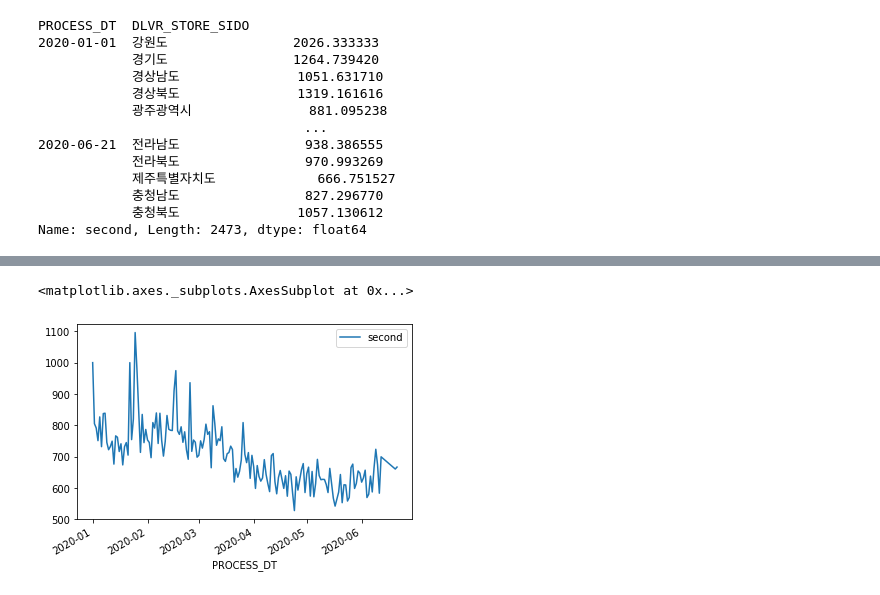
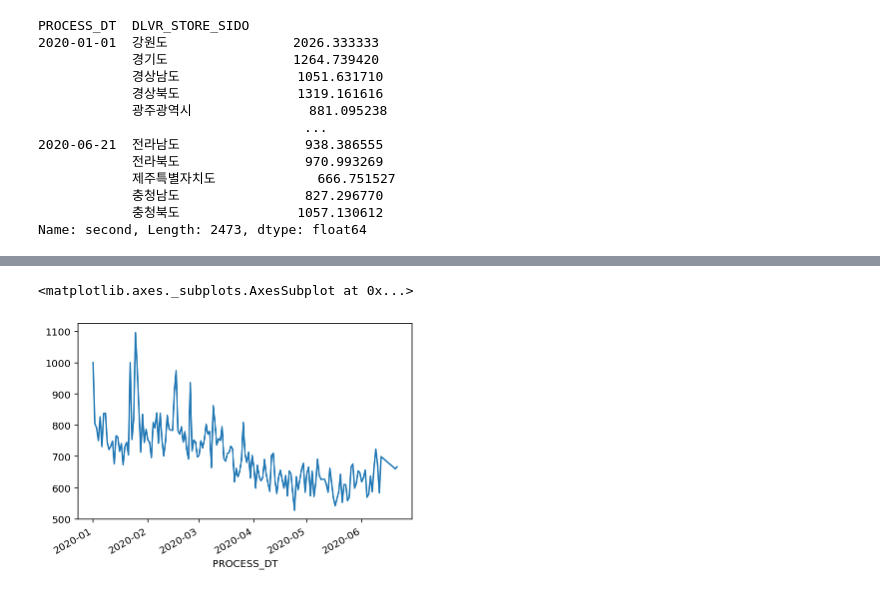
Before and after one commit to Pyeonseohee/Deeplearning, a Jupyter notebook: DataScience_Post_Covid19_2.ipynb, the cells around one changed output, grey strips where cells are left out. Saved outputs shown, nothing was run; the diff lists cells and outputs as text; code cells hidden in the pictures.

```diff
--- a/DataScience_Post_Covid19_2.ipynb
+++ b/DataScience_Post_Covid19_2.ipynb
@@ -225,6 +334,6 @@ complete.plot()
 # %%
-complete = DataFrame(group[:,'제주특별자치도'])
-complete.plot()
+jeju = group[:, '제주특별자치도']
+jeju.plot()
 # %% [output]
 <matplotlib.axes._subplots.AxesSubplot at 0x...>
-[figure, old version]
+[figure, new version]
```
Also changed, not shown: parts of 44 cells of this notebook.
